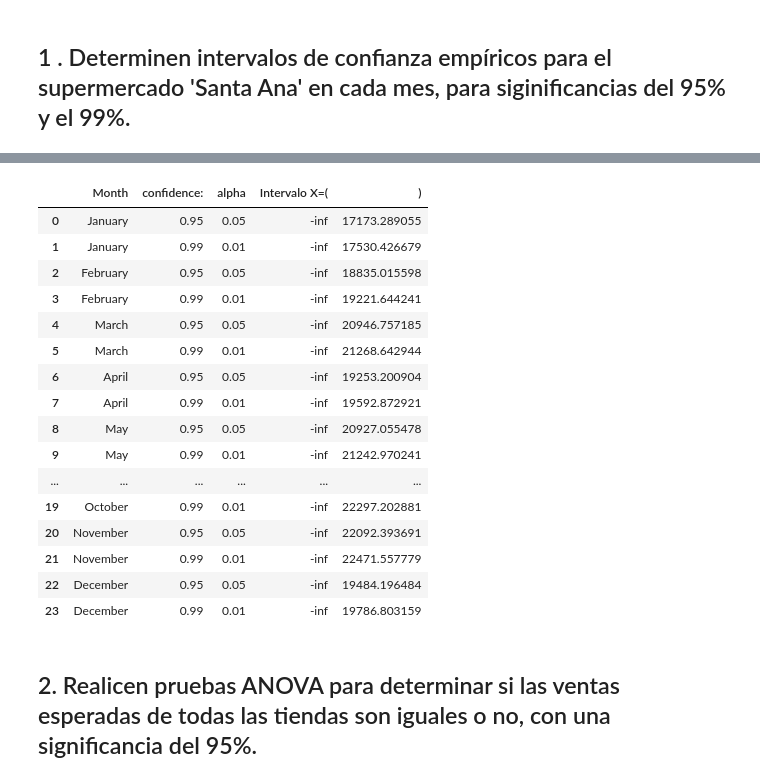
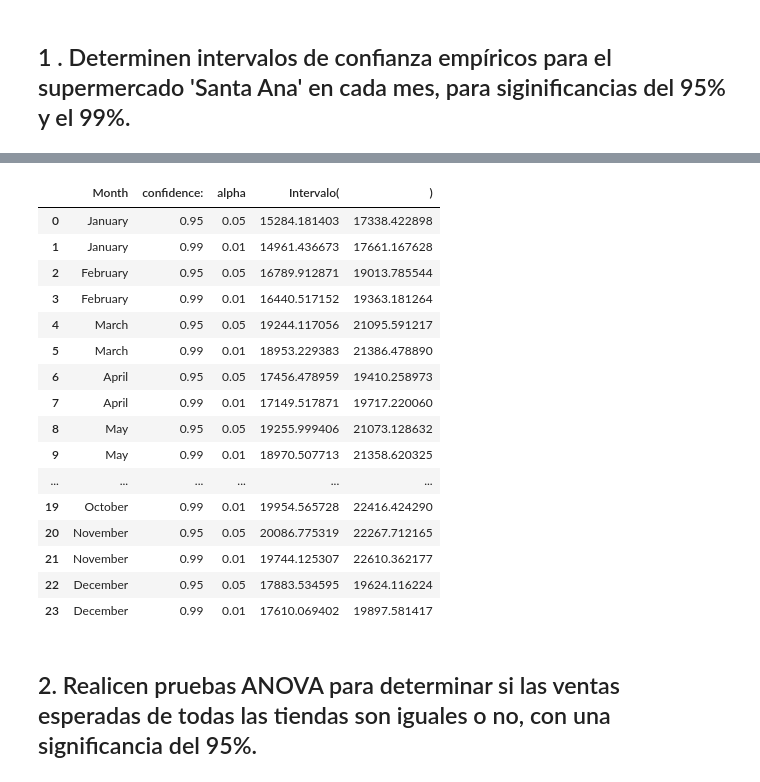
Before and after one commit to gx-ceia-tps/tp3-peia, a Jupyter notebook: tp3-peia-project/tp-final-peia.ipynb, the cells around one changed output, grey strips where cells are left out. Saved outputs shown, nothing was run; the diff lists cells and outputs as text; code cells hidden in the pictures.

```diff
--- a/tp3-peia-project/tp-final-peia.ipynb
+++ b/tp3-peia-project/tp-final-peia.ipynb
@@ -76,46 +49,48 @@ plot_sales(ecdf_per_month,  month_ecdf_plot_fun , title='ECDF Month')
 # %%
 import numpy as np
 import pandas as pd
 from scipy.stats import norm
 df = pd.DataFrame()
 confidences = [0.95, 0.99]
 month_names = ["January","February","March","April","May","June","July","August","September","October","November","December"]
 
 for month_name, sales in zip(month_names, sales_per_month):
     for confidence in confidences:
-
+        alpha = 1-confidence
         μ = np.mean(sales)
         σ = np.std(sales)
         new_σ = σ/np.sqrt(len(sales))
         # ppf = Φ^-1
-        z = norm.ppf(confidence, loc=μ, scale=new_σ)
+        # asumiendo intervalo a dos colas:
+        z_up = norm.ppf(1-alpha/2, loc=μ, scale=new_σ)
+        z_down = norm.ppf(alpha/2, loc=μ, scale=new_σ)
         row = {
             'Month': month_name,
             'confidence:': confidence,
             'alpha': 1-confidence,
-            'Intervalo X=(': '-inf',
-            ')': z
+            'Intervalo(': z_down,
+            ')': z_up
         }
         df = pd.concat([df, pd.DataFrame([row])], ignore_index=True)
 display(df)
 # %% [output]
-|  | Month | confidence: | alpha | Intervalo X=( | ) |
-| 0 | January | 0.95 | 0.05 | -inf | 17173.289055 |
-| 1 | January | 0.99 | 0.01 | -inf | 17530.426679 |
-| 2 | February | 0.95 | 0.05 | -inf | 18835.015598 |
-| 3 | February | 0.99 | 0.01 | -inf | 19221.644241 |
-| 4 | March | 0.95 | 0.05 | -inf | 20946.757185 |
-| 5 | March | 0.99 | 0.01 | -inf | 21268.642944 |
-| 6 | April | 0.95 | 0.05 | -inf | 19253.200904 |
-| 7 | April | 0.99 | 0.01 | -inf | 19592.872921 |
-| 8 | May | 0.95 | 0.05 | -inf | 20927.055478 |
-| 9 | May | 0.99 | 0.01 | -inf | 21242.970241 |
+|  | Month | confidence: | alpha | Intervalo( | ) |
+| 0 | January | 0.95 | 0.05 | 15284.181403 | 17338.422898 |
+| 1 | January | 0.99 | 0.01 | 14961.436673 | 17661.167628 |
+| 2 | February | 0.95 | 0.05 | 16789.912871 | 19013.785544 |
+| 3 | February | 0.99 | 0.01 | 16440.517152 | 19363.181264 |
+| 4 | March | 0.95 | 0.05 | 19244.117056 | 21095.591217 |
+| 5 | March | 0.99 | 0.01 | 18953.229383 | 21386.478890 |
+| 6 | April | 0.95 | 0.05 | 17456.478959 | 19410.258973 |
+| 7 | April | 0.99 | 0.01 | 17149.517871 | 19717.220060 |
+| 8 | May | 0.95 | 0.05 | 19255.999406 | 21073.128632 |
+| 9 | May | 0.99 | 0.01 | 18970.507713 | 21358.620325 |
 | ... | ... | ... | ... | ... | ... |
-| 19 | October | 0.99 | 0.01 | -inf | 22297.202881 |
-| 20 | November | 0.95 | 0.05 | -inf | 22092.393691 |
-| 21 | November | 0.99 | 0.01 | -inf | 22471.557779 |
-| 22 | December | 0.95 | 0.05 | -inf | 19484.196484 |
-| 23 | December | 0.99 | 0.01 | -inf | 19786.803159 |
+| 19 | October | 0.99 | 0.01 | 19954.565728 | 22416.424290 |
+| 20 | November | 0.95 | 0.05 | 20086.775319 | 22267.712165 |
+| 21 | November | 0.99 | 0.01 | 19744.125307 | 22610.362177 |
+| 22 | December | 0.95 | 0.05 | 17883.534595 | 19624.116224 |
+| 23 | December | 0.99 | 0.01 | 17610.069402 | 19897.581417 |
 # %% [markdown]
 ## 2. Realicen pruebas ANOVA para determinar si las ventas esperadas de todas las tiendas son iguales o no, con una significancia del 95%.
 # %% [markdown]
```
Also changed, not shown: parts of 8 cells of this notebook, 1 other file.
